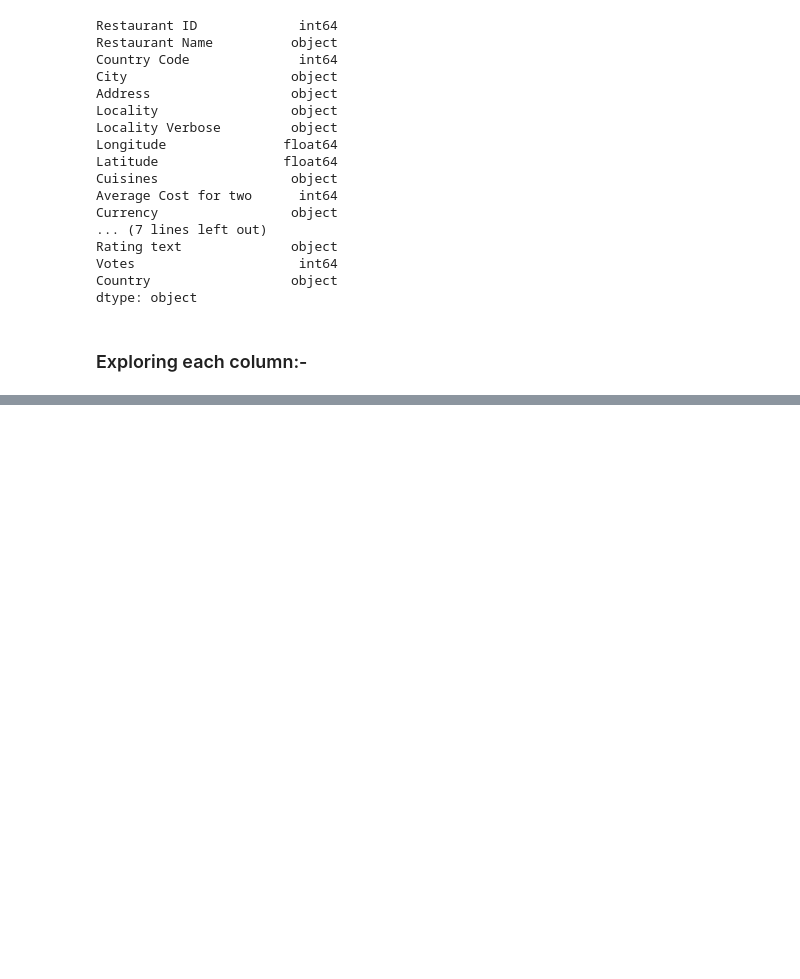
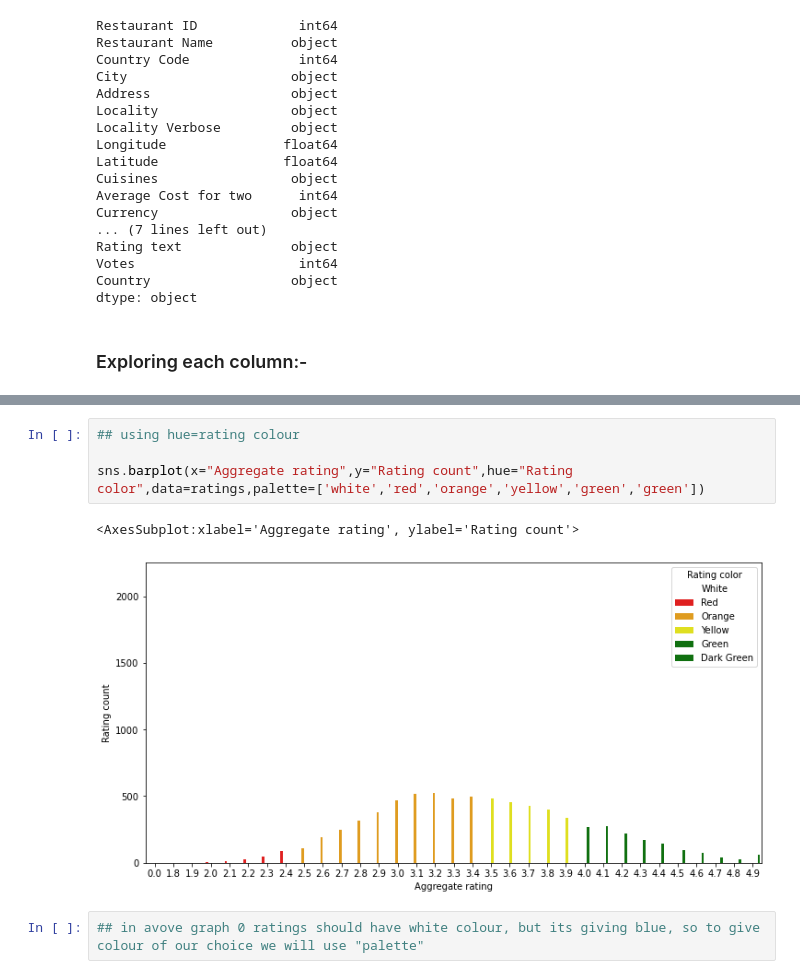
Before and after one commit to ammanverma/git_files, a Jupyter notebook: zomato_EDA.ipynb, the cells around one changed output, grey strips where cells are left out. Drawn from its saved outputs; the diff is of its cells as text; blank space fills up the shorter version.

```diff
--- a/zomato_EDA.ipynb
+++ b/zomato_EDA.ipynb
@@ -179,0 +232,9 @@ Index(['India', 'United States', 'United Kingdom', 'Brazil', 'South Africa',
+# %%
+## using hue=rating colour
+
+sns.barplot(x="Aggregate rating",y="Rating count",hue="Rating color",data=ratings,palette=['white','red','orange','yellow','green','green'])
+# %% [output]
+<AxesSubplot:xlabel='Aggregate rating', ylabel='Rating count'>
+[figure, added]
+# %%
+## in avove graph 0 ratings should have white colour, but its giving blue, so to give colour of our choice we will use "palette"
```
Also changed, not shown: parts of 17 cells of this notebook.
